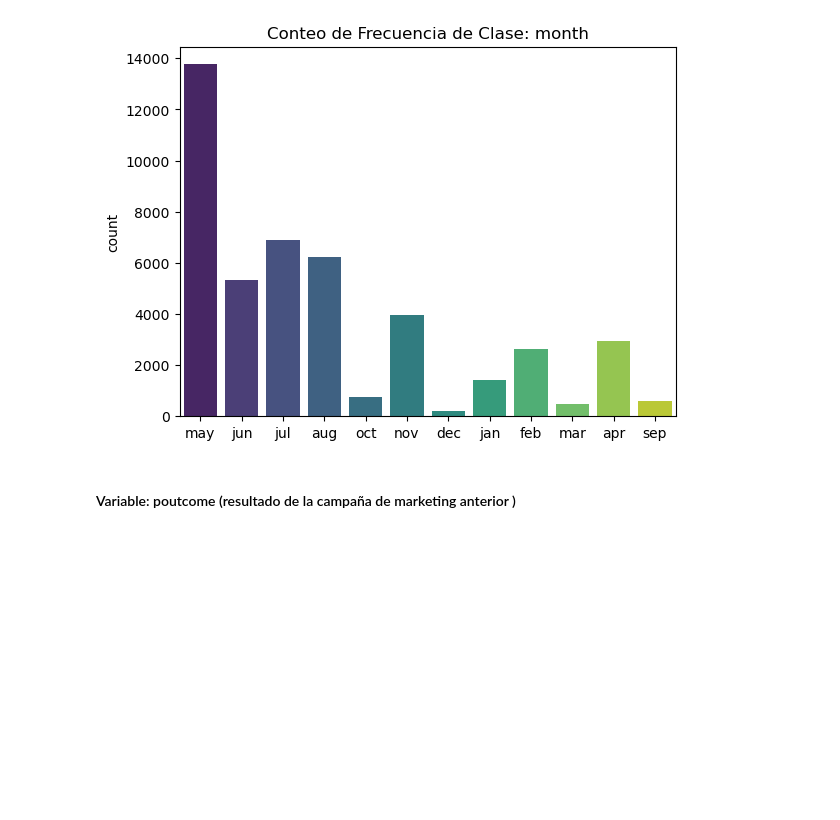
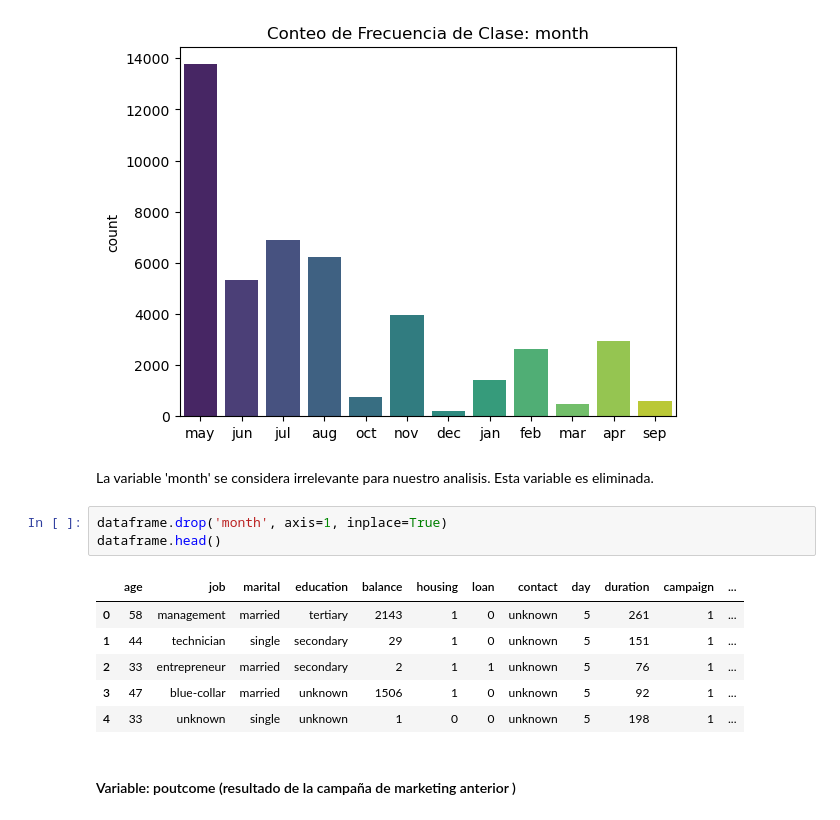
Before and after one commit to juandtap/IA_practica_05, a Jupyter notebook: practica_05_fase_1_preparacion_datos.ipynb, the cells around one changed output. Drawn from its saved outputs; the diff is of its cells as text; blank space fills up the shorter version.

```diff
--- a/practica_05_fase_1_preparacion_datos.ipynb
+++ b/practica_05_fase_1_preparacion_datos.ipynb
@@ -393,6 +393,18 @@ mar      477
 dec      214
 Name: count, dtype: int64
 [figure]
+# %% [markdown]
+La variable 'month' se considera irrelevante para nuestro analisis. Esta variable es eliminada.
+# %%
+dataframe.drop('month', axis=1, inplace=True)
+dataframe.head()
+# %% [output]
+|  | age | job | marital | education | balance | housing | loan | contact | day | duration | campaign | ... |
+| 0 | 58 | management | married | tertiary | 2143 | 1 | 0 | unknown | 5 | 261 | 1 | ... |
+| 1 | 44 | technician | single | secondary | 29 | 1 | 0 | unknown | 5 | 151 | 1 | ... |
+| 2 | 33 | entrepreneur | married | secondary | 2 | 1 | 1 | unknown | 5 | 76 | 1 | ... |
+| 3 | 47 | blue-collar | married | unknown | 1506 | 1 | 0 | unknown | 5 | 92 | 1 | ... |
+| 4 | 33 | unknown | single | unknown | 1 | 0 | 0 | unknown | 5 | 198 | 1 | ... |
 # %% [markdown]
 #### Variable: poutcome (resultado de la campaña de marketing anterior )
 # %%
```
Also changed, not shown: parts of 38 cells of this notebook, 2 other files.
